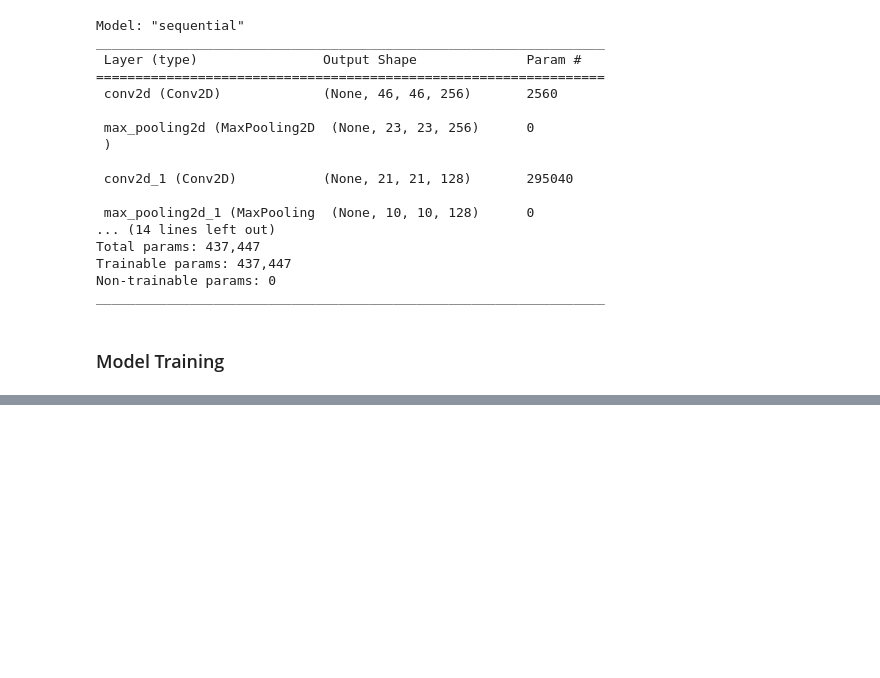
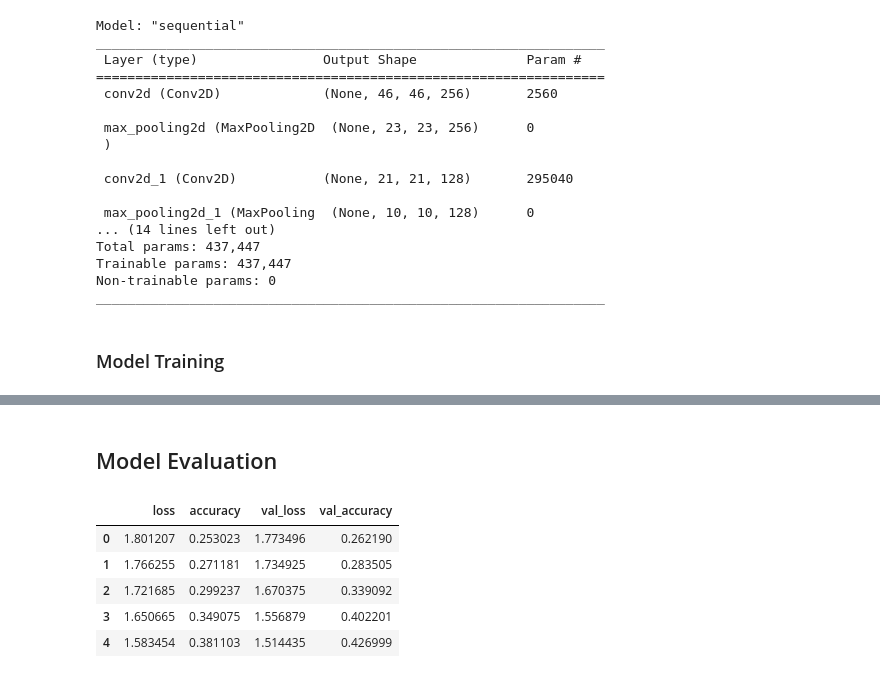
Before and after one commit to Penzragon/Facial-Expressions-Recognition, a Jupyter notebook: script.ipynb, the cells around one changed output, grey strips where cells are left out. Cells and saved outputs as stored; diff of their text form; code cells hidden in the pictures; blank space fills up the shorter version.

Commit message:
Add model evaluation

```diff
--- a/script.ipynb
+++ b/script.ipynb
@@ -281,0 +282,12 @@ Epoch 10/10
+# %% [markdown]
+## Model Evaluation
+# %%
+metrics = pd.DataFrame(history.history)
+metrics.head()
+# %% [output]
+|  | loss | accuracy | val_loss | val_accuracy |
+| 0 | 1.801207 | 0.253023 | 1.773496 | 0.262190 |
+| 1 | 1.766255 | 0.271181 | 1.734925 | 0.283505 |
+| 2 | 1.721685 | 0.299237 | 1.670375 | 0.339092 |
+| 3 | 1.650665 | 0.349075 | 1.556879 | 0.402201 |
+| 4 | 1.583454 | 0.381103 | 1.514435 | 0.426999 |
```
Also changed, not shown: parts of 11 cells of this notebook.
